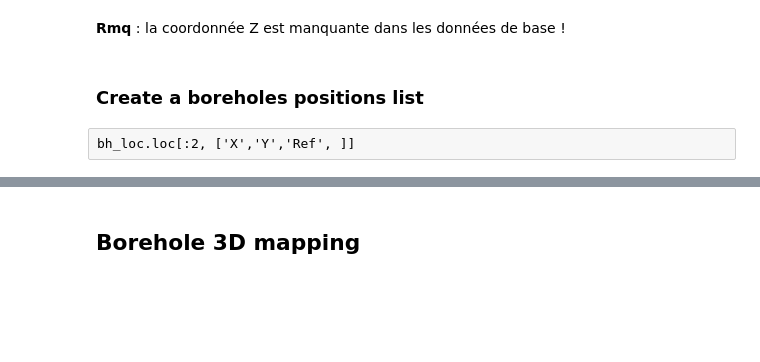
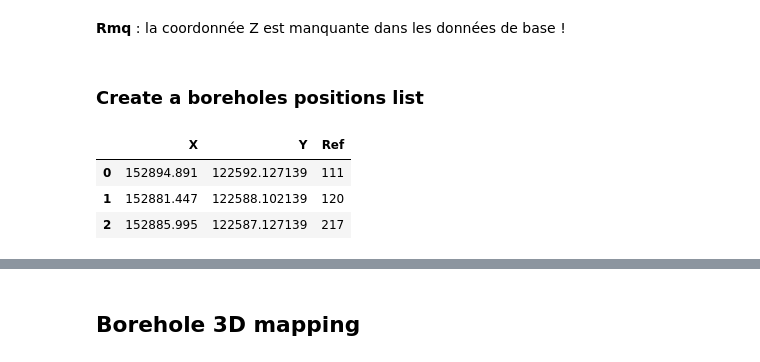
Before and after one commit to kaufmanno/GSDMA, a Jupyter notebook: playground/TFE_test/Read_from_shapefile.ipynb, the cells around one changed output, grey strips where cells are left out. Saved outputs shown, nothing was run; the diff lists cells and outputs as text; code cells hidden in the pictures; blank space fills up the shorter version.

```diff
--- a/playground/TFE_test/Read_from_shapefile.ipynb
+++ b/playground/TFE_test/Read_from_shapefile.ipynb
@@ -131,8 +132,13 @@ bh_loc.head(2)
 **Rmq** : la coordonnée Z est manquante dans les données de base !
 # %% [markdown]
 ### Create a boreholes positions list
-# %% [raw]
-bh_loc.loc[:2, ['X','Y','Ref', ]]
+# %%
+bh_loc.loc[:2, ['X','Y','Ref', ]]
+# %% [output]
+|  | X | Y | Ref |
+| 0 | 152894.891 | 122592.127139 | 111 |
+| 1 | 152881.447 | 122588.102139 | 120 |
+| 2 | 152885.995 | 122587.127139 | 217 |
 # %%
 x_list=bh_loc['X'].to_list()
 y_list=bh_loc['Y'].to_list()
```
Also changed, not shown: parts of 11 cells of this notebook, 7 other files.
